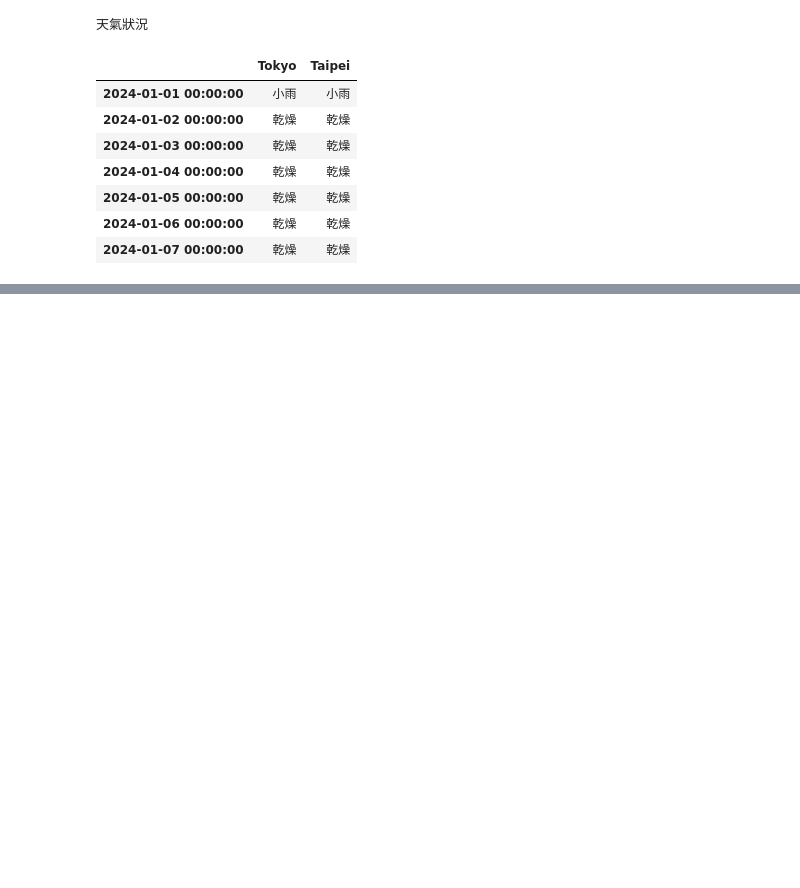
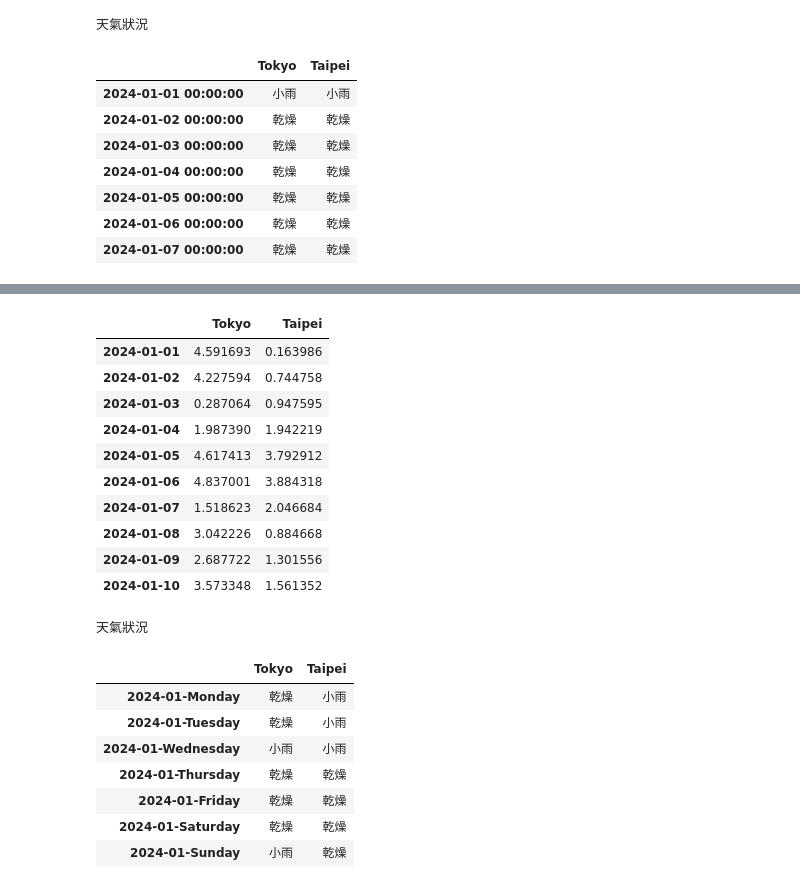
Before and after one commit to Chi-Feng-Tseng/test, a Jupyter notebook: lesson17/lesson17_1.ipynb, the cells around one changed output, grey strips where cells are left out. Saved outputs shown, nothing was run; the diff lists cells and outputs as text; code cells hidden in the pictures; blank space fills up the shorter version.

```diff
--- a/lesson17/lesson17_1.ipynb
+++ b/lesson17/lesson17_1.ipynb
@@ -177,0 +208,22 @@ s
+# %%
+weather_df = pd.DataFrame(np.random.rand(10,2)*5,
+                          index=pd.date_range(start="2024-01-01", periods=10),
+                          columns=["Tokyo","Taipei"]
+                          )
+def rain_condition(v):
+    if v > 1.75:
+        return'乾燥'
+    elif v < 2.75:
+        return '小雨'
+    else:
+        return'大雨'
+
+def make_pretty(styler):
+    styler.set_caption('天氣狀況')
+    styler.format(rain_condition)
+    styler.format_index(formatter=lambda v:v.strftime('%Y-%m-%A'))
+    styler.background_gradient(axis=None,vmin=1,vmax=5)
+    return styler
+
+s = weather_df.loc['2024-01-01':'2024-01-07'].style.pipe(make_pretty)
+s
@@ -177,0 +240,44 @@ s
+# %%
+weather_df = pd.DataFrame(np.random.rand(10,2)*5,
+                          index=pd.date_range(start="2024-01-01", periods=10),
+                          columns=["Tokyo","Taipei"]
+                          )
+display(weather_df)
+def rain_condition(v):
+    if v > 1.75:
+        return'乾燥'
+    elif v < 2.75:
+        return '小雨'
+    else:
+        return'大雨'
+
+def make_pretty(styler):
+    styler.set_caption('天氣狀況')
+    styler.format(rain_condition)
+    styler.format_index(formatter=lambda v:v.strftime('%Y-%m-%A'))
+    styler.background_gradient(axis=None,vmin=1,vmax=5)
+    return styler
+
+s = weather_df.loc['2024-01-01':'2024-01-07'].style.pipe(make_pretty)
+s
+# %% [output]
+|  | Tokyo | Taipei |
+| 2024-01-01 | 4.591693 | 0.163986 |
+| 2024-01-02 | 4.227594 | 0.744758 |
+| 2024-01-03 | 0.287064 | 0.947595 |
+| 2024-01-04 | 1.987390 | 1.942219 |
+| 2024-01-05 | 4.617413 | 3.792912 |
+| 2024-01-06 | 4.837001 | 3.884318 |
+| 2024-01-07 | 1.518623 | 2.046684 |
+| 2024-01-08 | 3.042226 | 0.884668 |
+| 2024-01-09 | 2.687722 | 1.301556 |
+| 2024-01-10 | 3.573348 | 1.561352 |
+天氣狀況
+|  | Tokyo | Taipei |
+| 2024-01-Monday | 乾燥 | 小雨 |
+| 2024-01-Tuesday | 乾燥 | 小雨 |
+| 2024-01-Wednesday | 小雨 | 小雨 |
+| 2024-01-Thursday | 乾燥 | 乾燥 |
+| 2024-01-Friday | 乾燥 | 乾燥 |
+| 2024-01-Saturday | 乾燥 | 乾燥 |
+| 2024-01-Sunday | 小雨 | 乾燥 |
```
Also changed, not shown: parts of 4 cells of this notebook, 1 other file.
